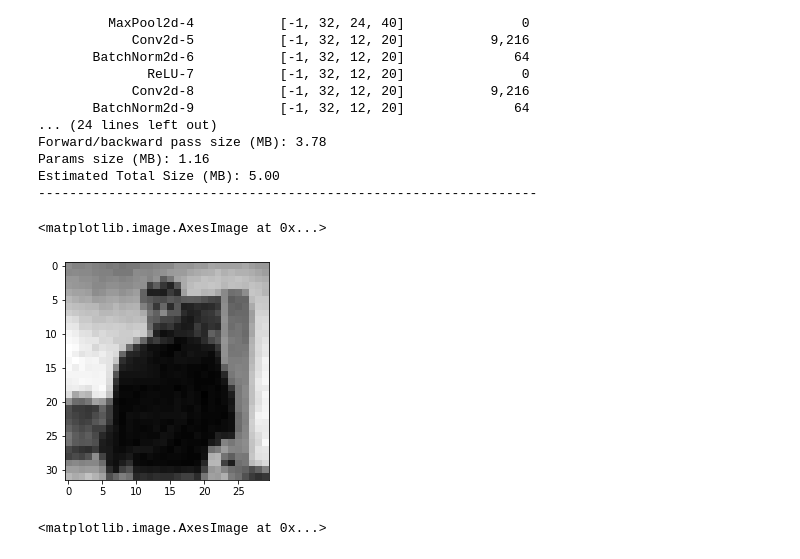
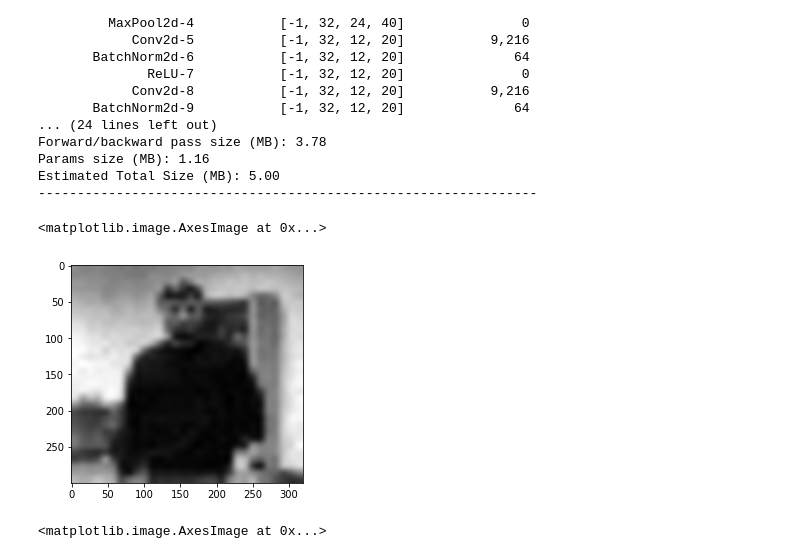
Before and after one commit to natalieh235/flying_adversarial_patch, a Jupyter notebook: misc/custom_patch.ipynb, the cells around one changed output. Drawn from its saved outputs; the diff is of its cells as text; code cells hidden in the pictures.

```diff
--- a/misc/custom_patch.ipynb
+++ b/misc/custom_patch.ipynb
@@ -40,12 +40,12 @@ Params size (MB): 1.16
 Estimated Total Size (MB): 5.00
 ----------------------------------------------------------------
 # %%
-custom_patch = np.load("custom_patch.npy")
+custom_patch = np.load("custom_patch_resized.npy")
 custom_patch = torch.from_numpy(custom_patch)
 plt.imshow(custom_patch, cmap='gray')
 # %% [output]
 <matplotlib.image.AxesImage at 0x...>
-[figure, old version]
+[figure, new version]
 # %%
 from patch_placement import place_patch
 # %%
```
Also changed, not shown: parts of 68 cells of this notebook.
